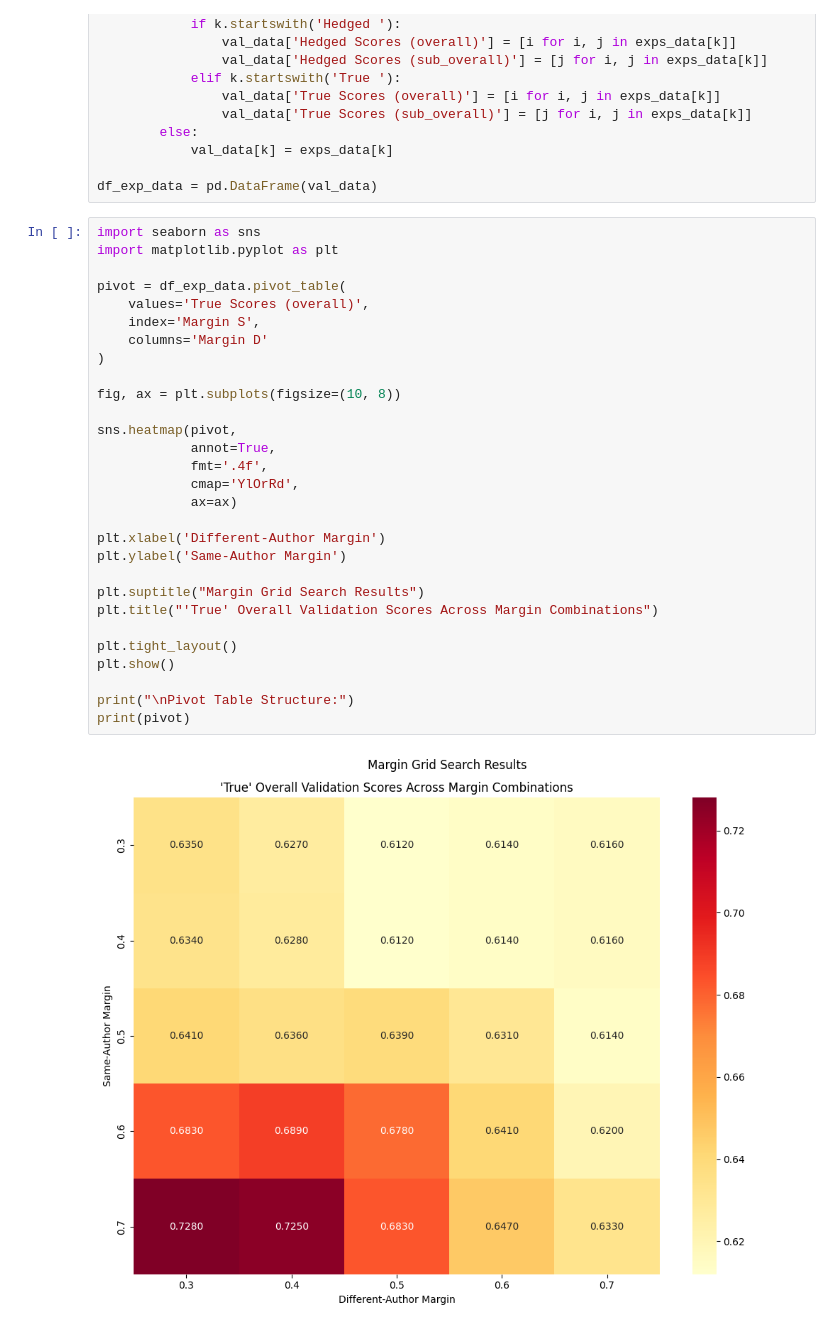
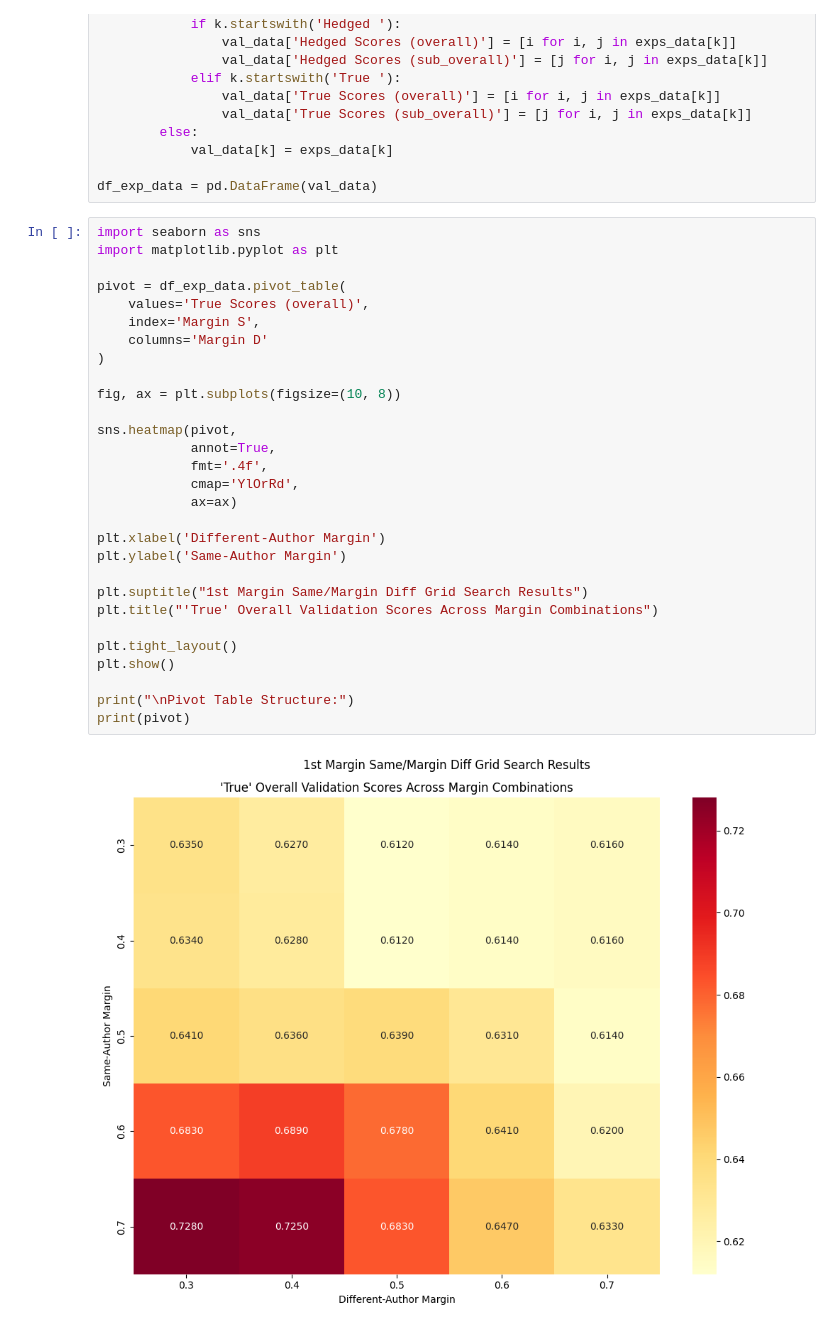
Before and after one commit to zacharyabolton/historical_av_with_SBERT, a Jupyter notebook: notebooks/losses_loader_visualizer.ipynb, the cells around one changed output. Saved outputs shown, nothing was run; the diff lists cells and outputs as text.

Commit message:
Updates for margin grid-search exps

```diff
--- a/notebooks/losses_loader_visualizer.ipynb
+++ b/notebooks/losses_loader_visualizer.ipynb
@@ -178,34 +178,34 @@ df_exp_data = pd.DataFrame(val_data)
 # %%
 import seaborn as sns
 import matplotlib.pyplot as plt
 
 pivot = df_exp_data.pivot_table(
     values='True Scores (overall)',
     index='Margin S',
     columns='Margin D'
 )
 
 fig, ax = plt.subplots(figsize=(10, 8))
 
 sns.heatmap(pivot,
             annot=True,
             fmt='.4f',
             cmap='YlOrRd',
             ax=ax)
 
 plt.xlabel('Different-Author Margin')
 plt.ylabel('Same-Author Margin')
 
-plt.suptitle("Margin Grid Search Results")
+plt.suptitle("1st Margin Same/Margin Diff Grid Search Results")
 plt.title("'True' Overall Validation Scores Across Margin Combinations")
 
 plt.tight_layout()
 plt.show()
 
 print("\nPivot Table Structure:")
 print(pivot)
 # %% [output]
-[figure, old version]
+[figure, new version]
 Pivot Table Structure:
 Margin D    0.3    0.4    0.5    0.6    0.7
 Margin S
```
Also changed, not shown: parts of 1 cell of this notebook.
